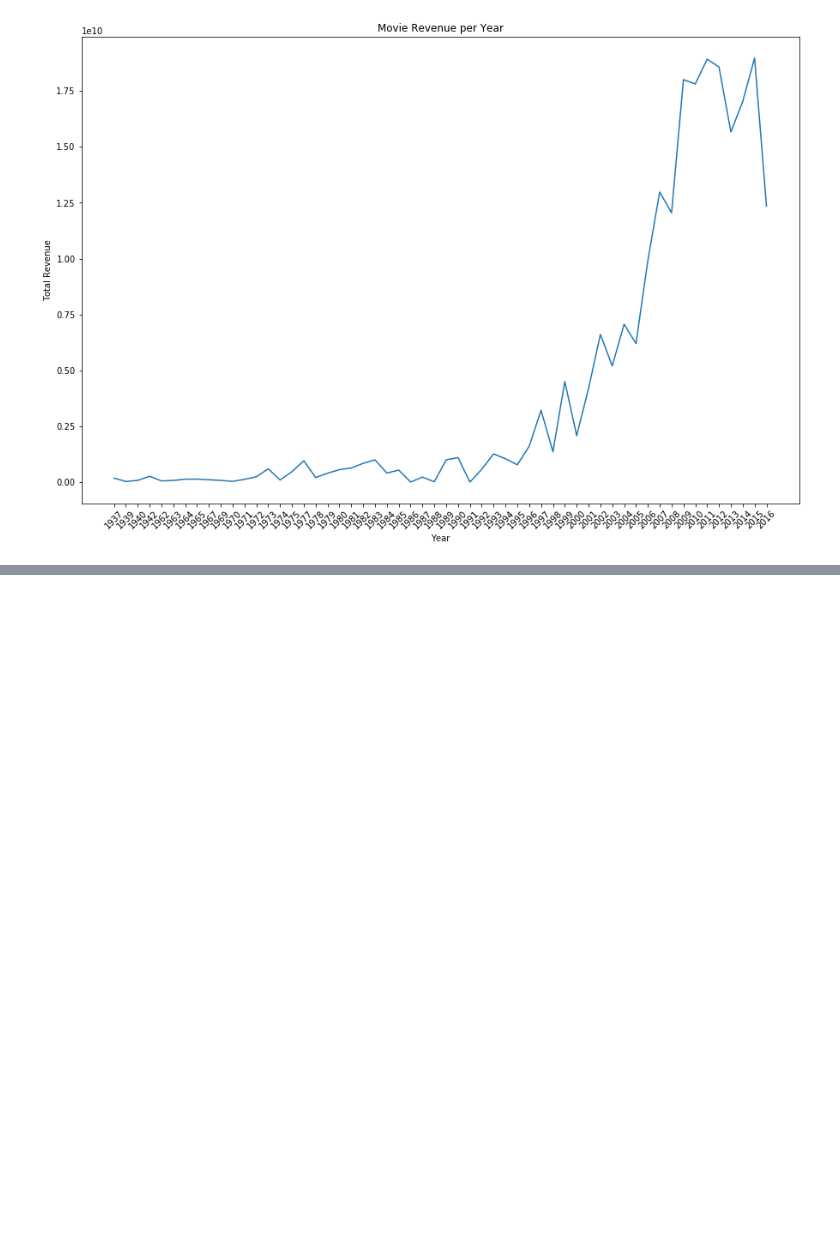
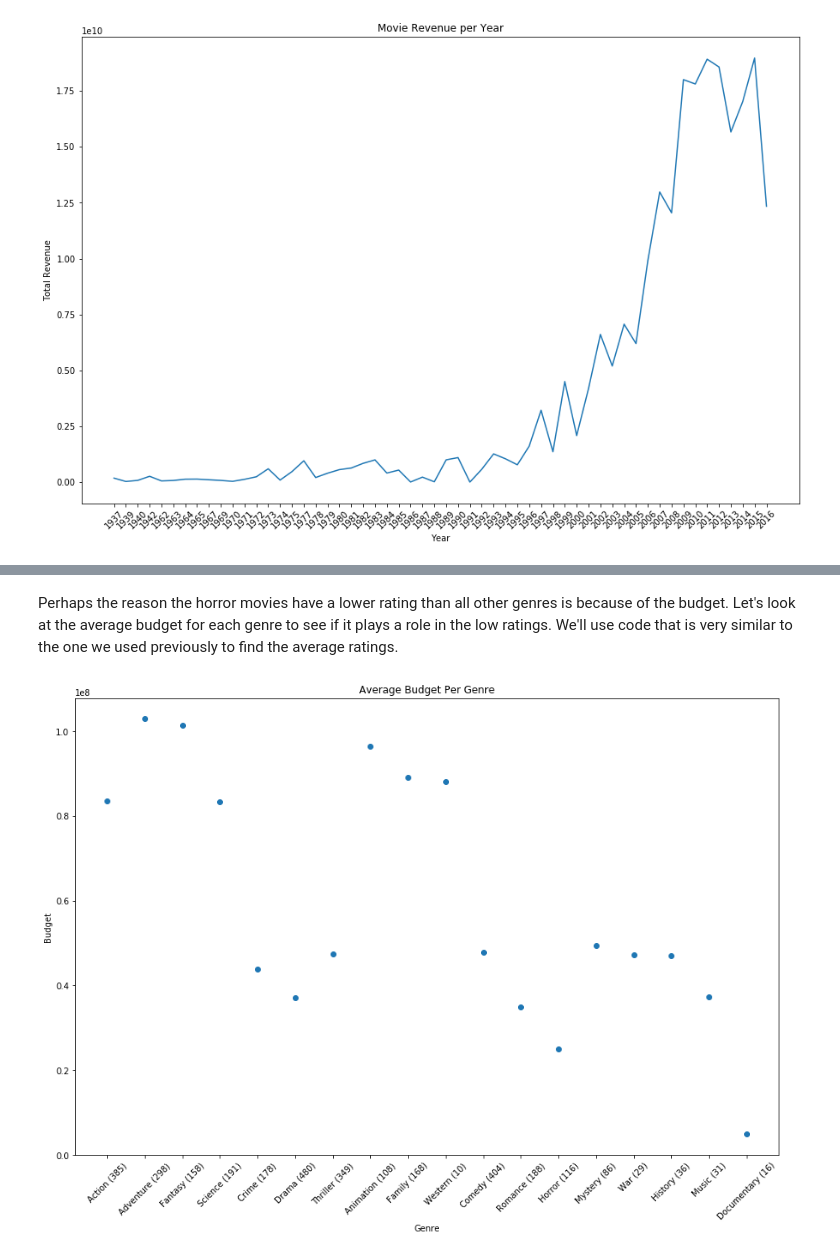
Before and after one commit to atulbharati/kevinh415.github.io, a Jupyter notebook: Movie.ipynb, the cells around one changed output, grey strips where cells are left out. Saved outputs shown, nothing was run; the diff lists cells and outputs as text; code cells hidden in the pictures; blank space fills up the shorter version.

```diff
--- a/Movie.ipynb
+++ b/Movie.ipynb
@@ -233,0 +256,43 @@ For example, we can see that on the far right, there is the "Foreign" genre with
+# %% [markdown]
+Perhaps the reason the horror movies have a lower rating than all other genres is because of the budget. Let's look at the average budget for each genre to see if it plays a role in the low ratings. We'll use code that is very similar to the one we used previously to find the average ratings.
+# %%
+# the keys of the dict will have the genre names and the values will be the sum of the average ratings for that particular movie.
+genres = {}
+# average_counter is a dict that will have the same keys as 'genres' but its values will be the number of values
+average_counter = {}
+
+for index, row in movies.iterrows():
+    list_of_genres = re.split(" ", row['genres'])
+    for item in list_of_genres:
+        if item not in genres:
+            #since there is only one foreign movie (with a budget of 225,000), we will not include it in this graph
+            if "Foreign" != item:
+                # initialize the keys as 0 first
+                genres[item] = 0
+                genres[item] += row['budget']
+                average_counter[item] = 1
+        else:
+            genres[item] += row['budget']
+            average_counter[item] += 1
+
+average_budget = []
+for (sum,denom) in zip(genres.values(),average_counter.values()):
+    if denom != 0:
+        average_budget.append(sum/denom)
+    else:
+        average_budget.append(0)
+
+# include the number of samples in the x-labels
+xvals = []
+for (genre, count) in zip(genres.keys(),average_counter.values()):
+    xvals.append(genre + " (" + str(count) + ")")
+
+plt.figure(figsize=(15, 10))
+plt.scatter(xvals, average_budget)
+plt.title('Average Budget Per Genre')
+plt.ylabel('Budget')
+plt.xlabel('Genre')
+plt.xticks(rotation=45)
+plt.show()
+# %% [output]
+[figure, added]
```
Also changed, not shown: parts of 9 cells of this notebook, 1 other file.
